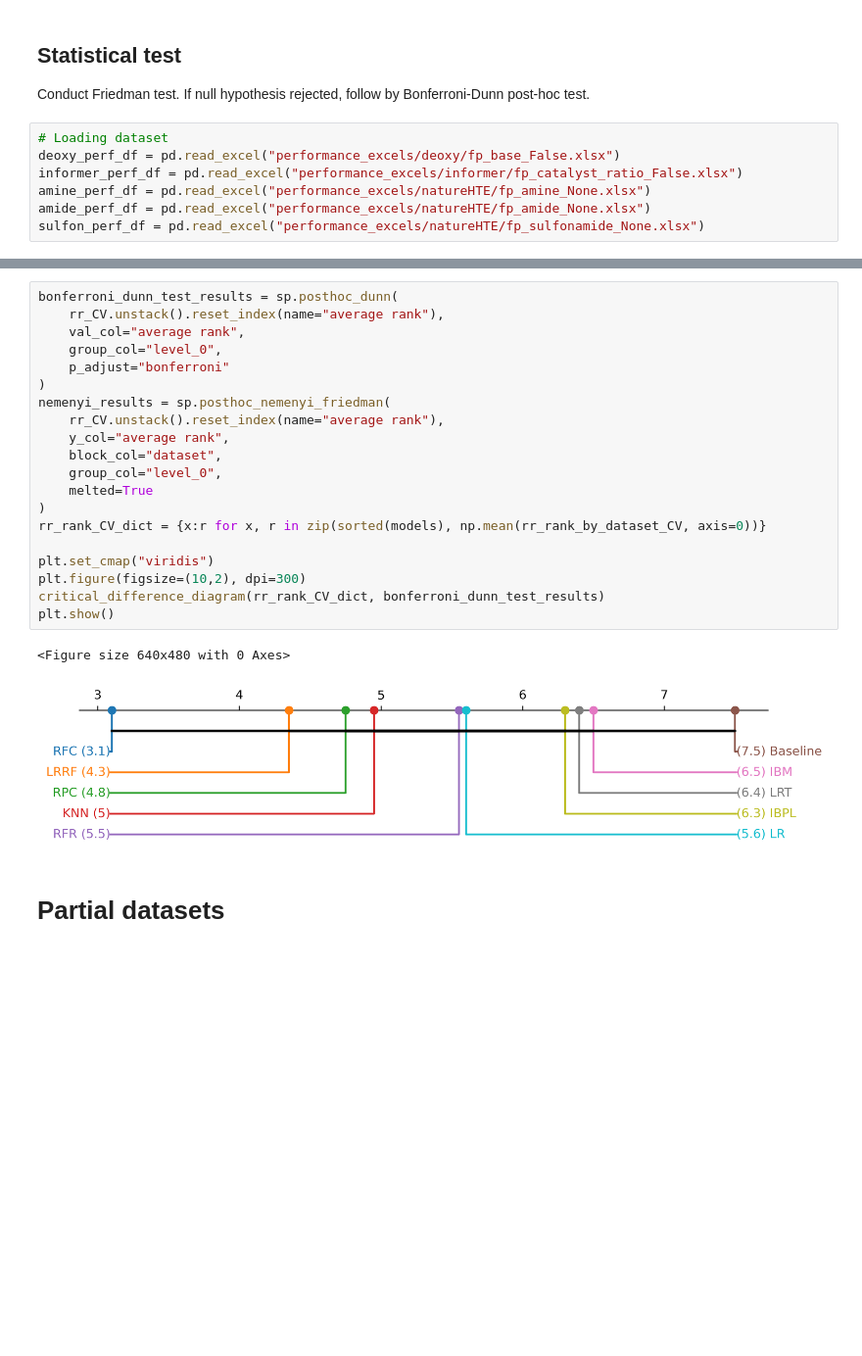
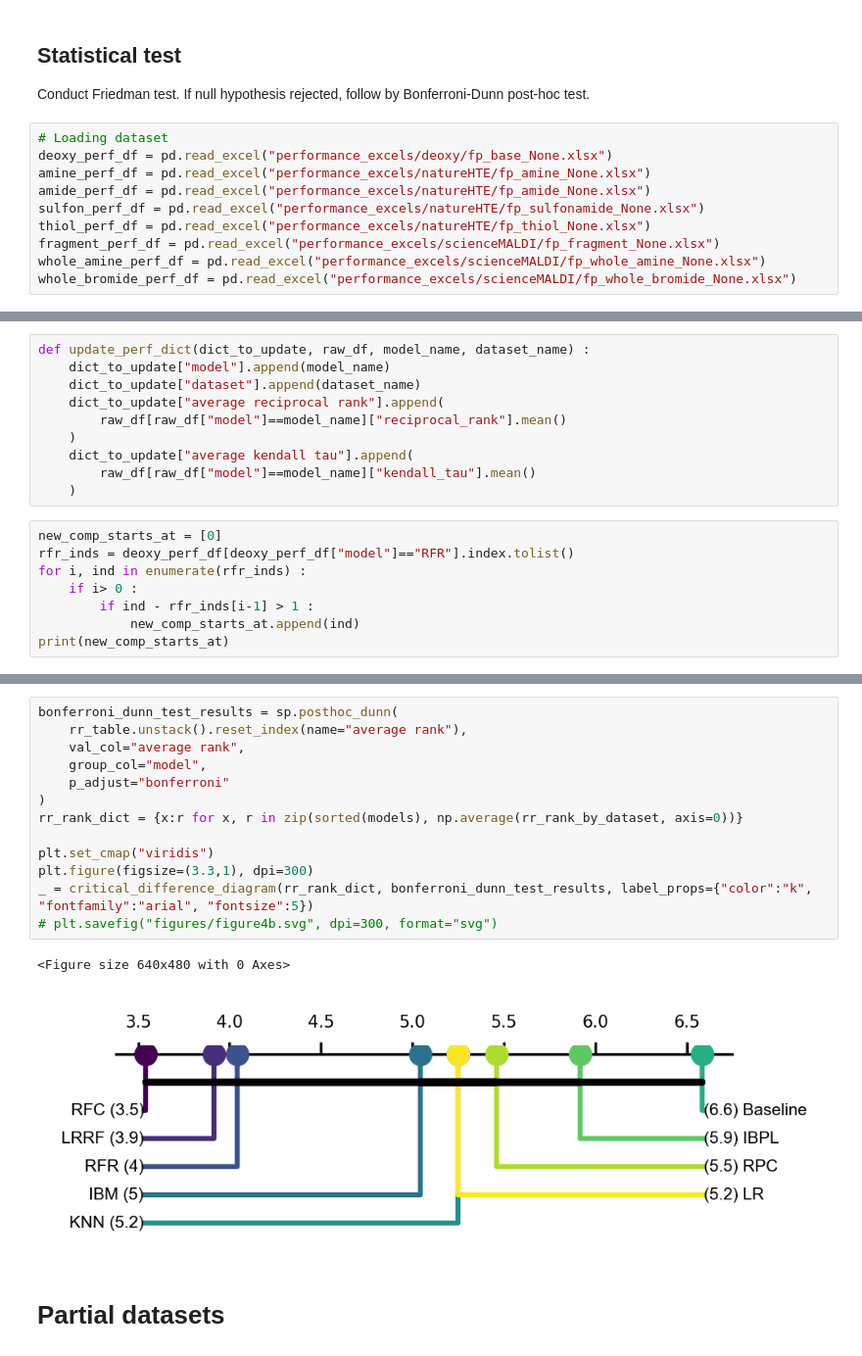
Before and after one commit to ZimmermanGroup/LabelRanking, a Jupyter notebook: performance_analysis.ipynb, the cells around one changed output, grey strips where cells are left out. Shown at 98% size. Saved outputs shown, nothing was run; the diff lists cells and outputs as text; blank space fills up the shorter version.

Commit message:
organized up to complete dataset w four conditions

```diff
--- a/performance_analysis.ipynb
+++ b/performance_analysis.ipynb
@@ -14,8 +39,11 @@ import scikit_posthocs as sp
 Conduct Friedman test. If null hypothesis rejected, follow by Bonferroni-Dunn post-hoc test.
 # %%
 # Loading dataset
-deoxy_perf_df = pd.read_excel("performance_excels/deoxy/fp_base_False.xlsx")
-informer_perf_df = pd.read_excel("performance_excels/informer/fp_catalyst_ratio_False.xlsx")
+deoxy_perf_df = pd.read_excel("performance_excels/deoxy/fp_base_None.xlsx")
 amine_perf_df = pd.read_excel("performance_excels/natureHTE/fp_amine_None.xlsx")
 amide_perf_df = pd.read_excel("performance_excels/natureHTE/fp_amide_None.xlsx")
 sulfon_perf_df = pd.read_excel("performance_excels/natureHTE/fp_sulfonamide_None.xlsx")
+thiol_perf_df = pd.read_excel("performance_excels/natureHTE/fp_thiol_None.xlsx")
+fragment_perf_df = pd.read_excel("performance_excels/scienceMALDI/fp_fragment_None.xlsx")
+whole_amine_perf_df = pd.read_excel("performance_excels/scienceMALDI/fp_whole_amine_None.xlsx")
+whole_bromide_perf_df = pd.read_excel("performance_excels/scienceMALDI/fp_whole_bromide_None.xlsx")
@@ -64,0 +50,18 @@ avg_perf_df = pd.DataFrame(avg_perf_dict)
+# %%
+def update_perf_dict(dict_to_update, raw_df, model_name, dataset_name) :
+    dict_to_update["model"].append(model_name)
+    dict_to_update["dataset"].append(dataset_name)
+    dict_to_update["average reciprocal rank"].append(
+        raw_df[raw_df["model"]==model_name]["reciprocal_rank"].mean()
+    )
+    dict_to_update["average kendall tau"].append(
+        raw_df[raw_df["model"]==model_name]["kendall_tau"].mean()
+    )
+# %%
+new_comp_starts_at = [0]
+rfr_inds = deoxy_perf_df[deoxy_perf_df["model"]=="RFR"].index.tolist()
+for i, ind in enumerate(rfr_inds) :
+    if i> 0 :
+        if ind - rfr_inds[i-1] > 1 :
+            new_comp_starts_at.append(ind)
+print(new_comp_starts_at)
@@ -126,26 +140,19 @@ ax.axvline(5,0,1, c="white")
 # %%
 bonferroni_dunn_test_results = sp.posthoc_dunn(
-    rr_CV.unstack().reset_index(name="average rank"),
+    rr_table.unstack().reset_index(name="average rank"),
     val_col="average rank",
-    group_col="level_0",
+    group_col="model",
     p_adjust="bonferroni"
 )
-nemenyi_results = sp.posthoc_nemenyi_friedman(
-    rr_CV.unstack().reset_index(name="average rank"),
-    y_col="average rank",
-    block_col="dataset",
-    group_col="level_0",
-    melted=True
-)
-rr_rank_CV_dict = {x:r for x, r in zip(sorted(models), np.mean(rr_rank_by_dataset_CV, axis=0))}
+rr_rank_dict = {x:r for x, r in zip(sorted(models), np.average(rr_rank_by_dataset, axis=0))}
 
 plt.set_cmap("viridis")
-plt.figure(figsize=(10,2), dpi=300)
-critical_difference_diagram(rr_rank_CV_dict, bonferroni_dunn_test_results)
-plt.show()
+plt.figure(figsize=(3.3,1), dpi=300)
+_ = critical_difference_diagram(rr_rank_dict, bonferroni_dunn_test_results, label_props={"color":"k", "fontfamily":"arial", "fontsize":5})
+# plt.savefig("figures/figure4b.svg", dpi=300, format="svg")
 # %% [output]
 <Figure size 640x480 with 0 Axes>
-[figure, old version]
+[figure, new version]
 # %% [markdown]
 # Partial datasets
 # %% [markdown]
```
Also changed, not shown: parts of 35 cells of this notebook, 3 other files.
